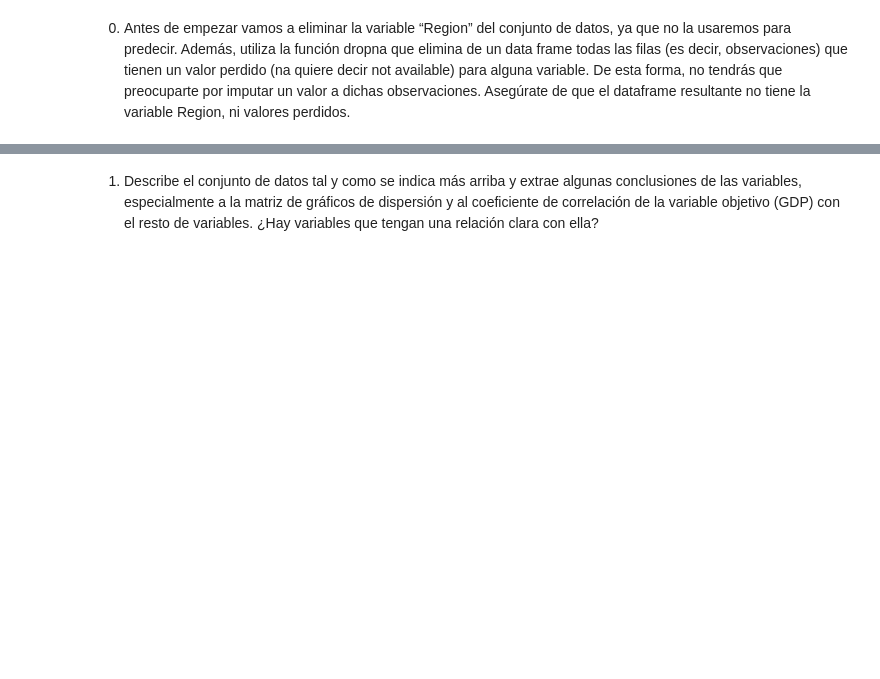
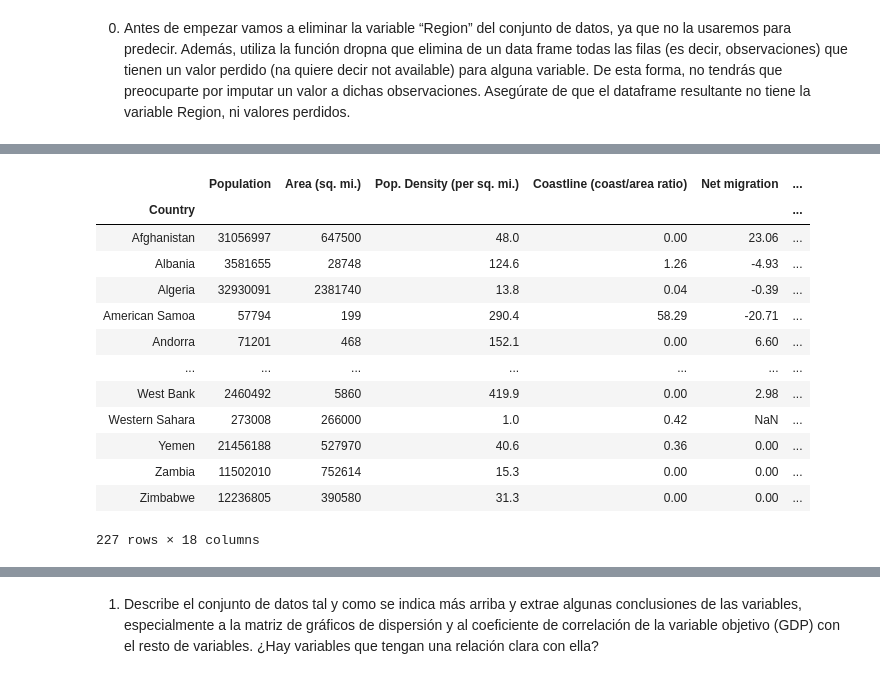
Before and after one commit to diegoambite/IA2, a Jupyter notebook: Práctica 1.3 IA2.ipynb, the cells around one changed output, grey strips where cells are left out. Cells and saved outputs as stored; diff of their text form; code cells hidden in the pictures; blank space fills up the shorter version.

```diff
--- a/Práctica 1.3 IA2.ipynb
+++ b/Práctica 1.3 IA2.ipynb
@@ -9,0 +47,17 @@ Además, utiliza la función dropna que elimina de un data frame todas las filas
+# %%
+countries
+# %% [output]
+|  | Population | Area (sq. mi.) | Pop. Density (per sq. mi.) | Coastline (coast/area ratio) | Net migration | ... |
+| Country |  |  |  |  |  | ... |
+| Afghanistan | 31056997 | 647500 | 48.0 | 0.00 | 23.06 | ... |
+| Albania | 3581655 | 28748 | 124.6 | 1.26 | -4.93 | ... |
+| Algeria | 32930091 | 2381740 | 13.8 | 0.04 | -0.39 | ... |
+| American Samoa | 57794 | 199 | 290.4 | 58.29 | -20.71 | ... |
+| Andorra | 71201 | 468 | 152.1 | 0.00 | 6.60 | ... |
+| ... | ... | ... | ... | ... | ... | ... |
+| West Bank | 2460492 | 5860 | 419.9 | 0.00 | 2.98 | ... |
+| Western Sahara | 273008 | 266000 | 1.0 | 0.42 | NaN | ... |
+| Yemen | 21456188 | 527970 | 40.6 | 0.36 | 0.00 | ... |
+| Zambia | 11502010 | 752614 | 15.3 | 0.00 | 0.00 | ... |
+| Zimbabwe | 12236805 | 390580 | 31.3 | 0.00 | 0.00 | ... |
+227 rows × 18 columns
```
Also changed, not shown: parts of 8 cells of this notebook.
